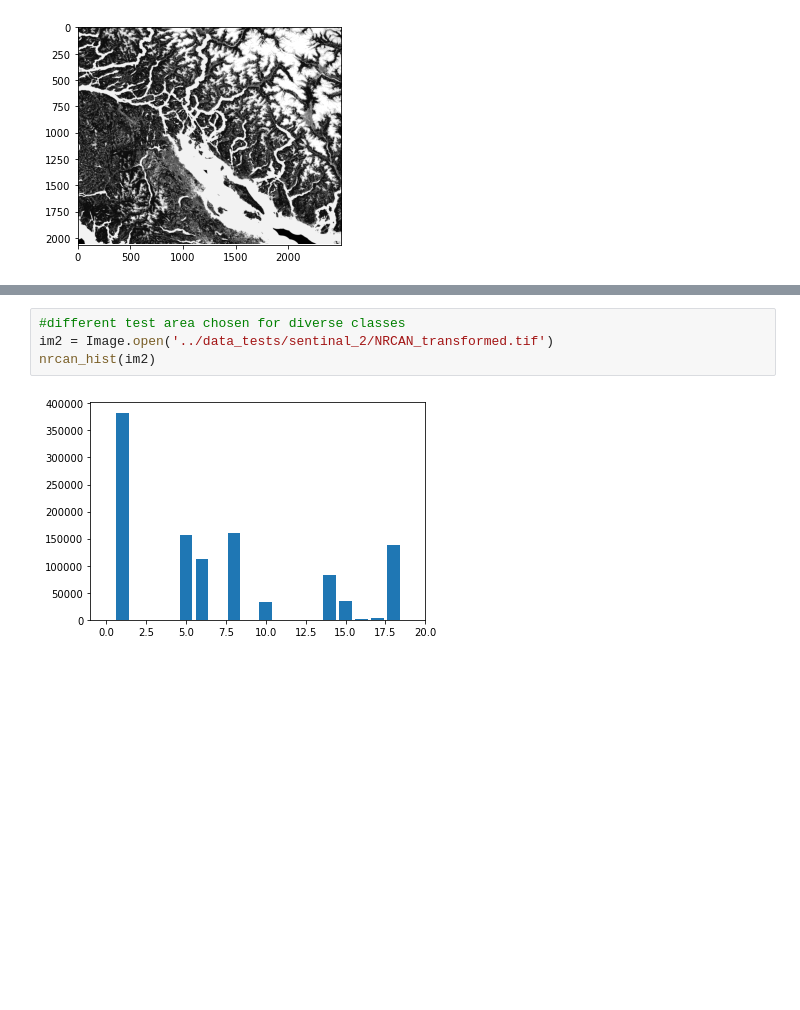
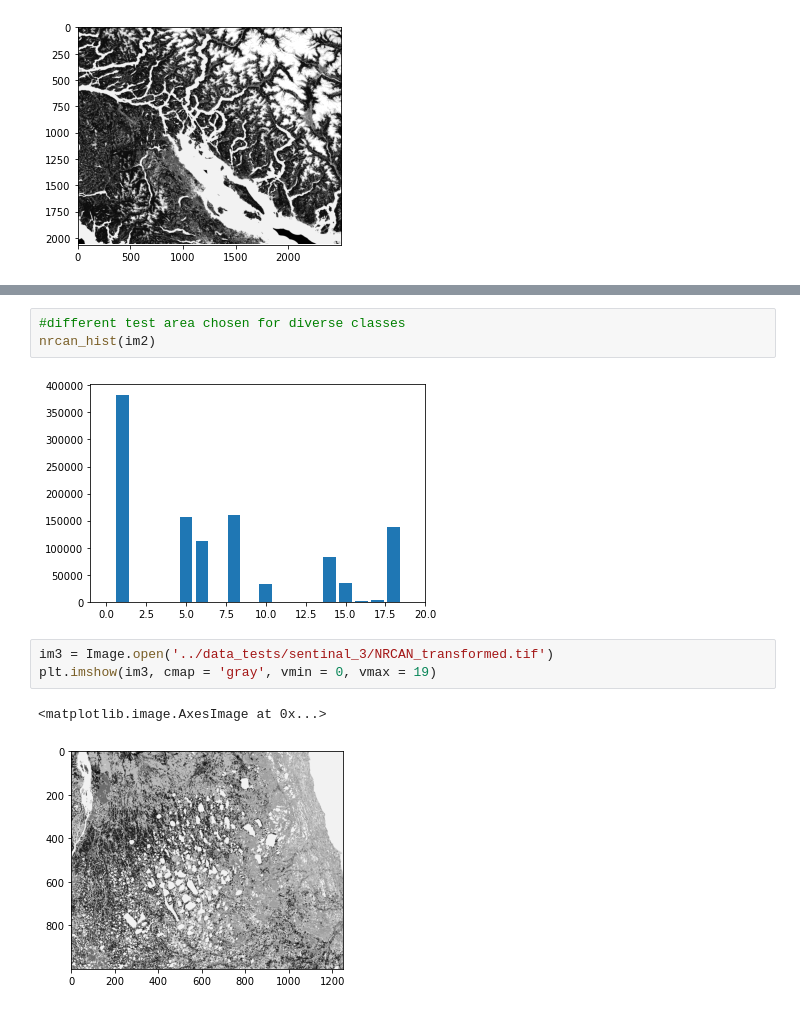
Before and after one commit to fynnweaver/Land_Cover_Classification, a Jupyter notebook: Overview.ipynb, the cells around one changed output, grey strips where cells are left out. Cells and saved outputs as stored; diff of their text form; blank space fills up the shorter version.

```diff
--- a/Overview.ipynb
+++ b/Overview.ipynb
@@ -92,7 +114,12 @@ nrcan_hist(im)
 # %%
 #different test area chosen for diverse classes
-im2 = Image.open('../data_tests/sentinal_2/NRCAN_transformed.tif')
 nrcan_hist(im2)
 # %% [output]
 [figure]
+# %%
+im3 = Image.open('../data_tests/sentinal_3/NRCAN_transformed.tif')
+plt.imshow(im3, cmap = 'gray', vmin = 0, vmax = 19)
+# %% [output]
+<matplotlib.image.AxesImage at 0x...>
+[figure, added]
 # %%
```
Also changed, not shown: parts of 6 cells of this notebook.
